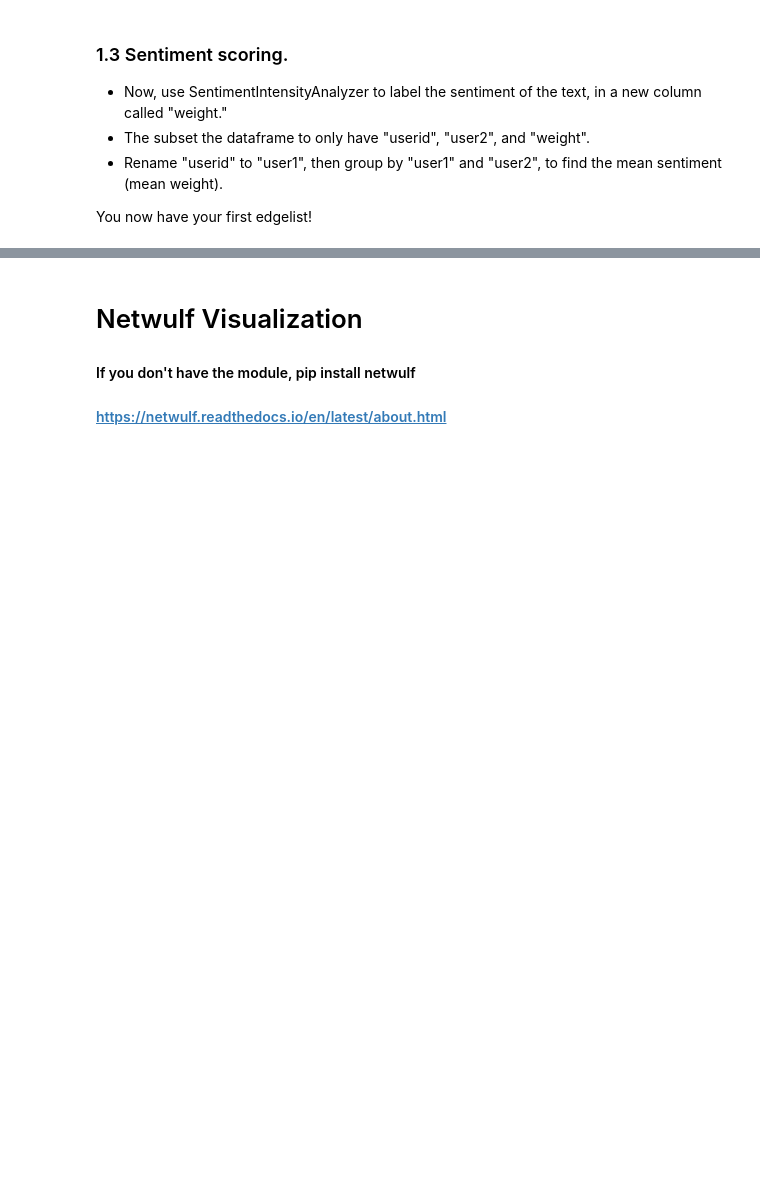
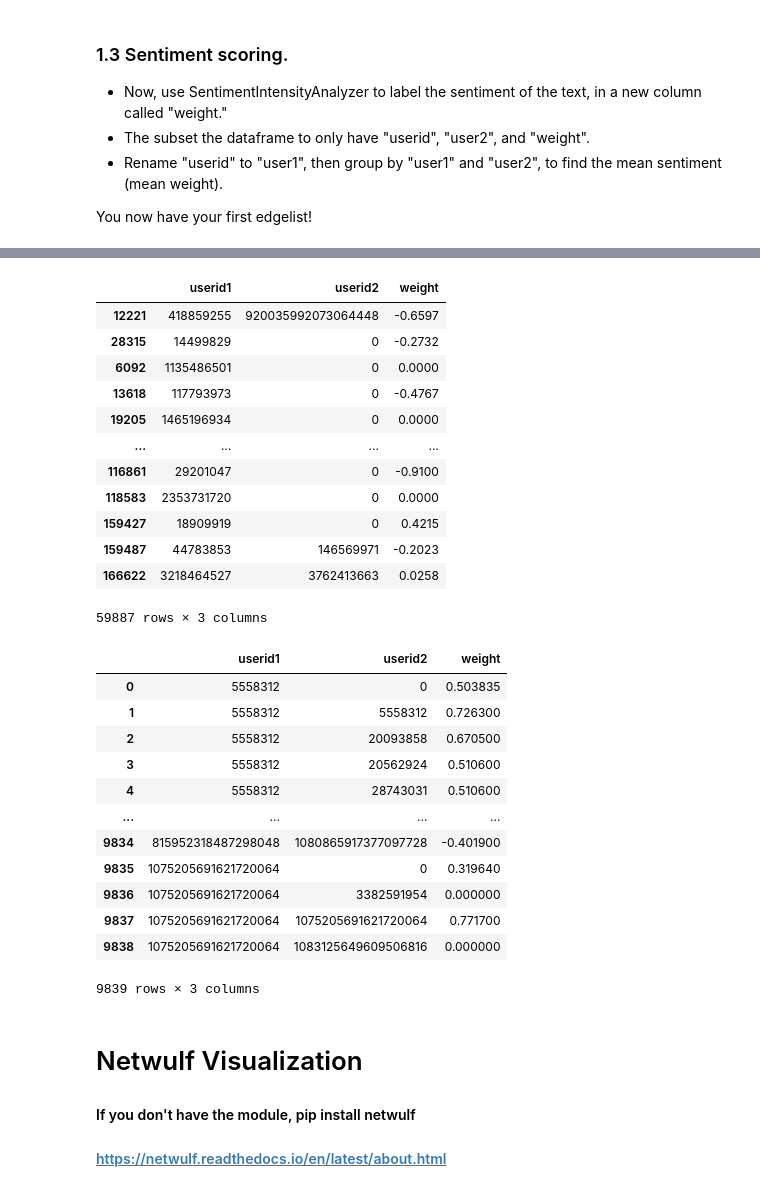
Before and after one commit to charsadelain/QSS20_S25, a Jupyter notebook: activities/07_social_network_analysis-Copy1.ipynb, the cells around one changed output, grey strips where cells are left out. Cells and saved outputs as stored; diff of their text form; code cells hidden in the pictures; blank space fills up the shorter version.

```diff
--- a/activities/07_social_network_analysis-Copy1.ipynb
+++ b/activities/07_social_network_analysis-Copy1.ipynb
@@ -81,6 +96,9 @@ df[(df.tweet_type == "retweeted_tweet_without_comment") & (df.tweet_type == "quo
 ### 1.2 Create an edgelist
 # %% [markdown]
 The "userid" column shows the person that did the retweeting. Create a new column called "userid2" that denotes the user retweeted. You will need to use the columns "rt_userid" and "qtd_userid."
+# %%
+import numpy as np
+df["userid2"] = np.where(df.rt_userid.isna(),df["qtd_userid"],df["rt_userid"]).astype(np.int64)
 # %% [markdown]
 ### 1.3 Sentiment scoring.
 - Now, use SentimentIntensityAnalyzer to label the sentiment of the text, in a new column called "weight."
@@ -88,3 +106,11 @@ The "userid" column shows the person that did the retweeting. Create a new colum
 - Rename "userid" to "user1", then group by "user1" and "user2", to find the mean sentiment (mean weight).
 
 You now have your first edgelist!
+# %%
+import nltk
+nltk.download('vader_lexicon')
+sent_obj = SentimentIntensityAnalyzer()
+
+df["weight"] = df["text"].apply(lambda x: sent_obj.polarity_scores(x)["compound"])
+
+df_subset = df[["userid", "userid2", "weight"]]
@@ -91,3 +122,36 @@ You now have your first edgelist!
+# %%
+df_subset = df_subset.rename(columns = {"userid":"userid1"})
+
+df_subset
+df_network = df_subset.groupby(["userid1","userid2"])["weight"].mean().reset_index()
+df_network
+# %% [output]
+|  | userid1 | userid2 | weight |
+| 12221 | 418859255 | 920035992073064448 | -0.6597 |
+| 28315 | 14499829 | 0 | -0.2732 |
+| 6092 | 1135486501 | 0 | 0.0000 |
+| 13618 | 117793973 | 0 | -0.4767 |
+| 19205 | 1465196934 | 0 | 0.0000 |
+| ... | ... | ... | ... |
+| 116861 | 29201047 | 0 | -0.9100 |
+| 118583 | 2353731720 | 0 | 0.0000 |
+| 159427 | 18909919 | 0 | 0.4215 |
+| 159487 | 44783853 | 146569971 | -0.2023 |
+| 166622 | 3218464527 | 3762413663 | 0.0258 |
+59887 rows × 3 columns
+|  | userid1 | userid2 | weight |
+| 0 | 5558312 | 0 | 0.503835 |
+| 1 | 5558312 | 5558312 | 0.726300 |
+| 2 | 5558312 | 20093858 | 0.670500 |
+| 3 | 5558312 | 20562924 | 0.510600 |
+| 4 | 5558312 | 28743031 | 0.510600 |
+| ... | ... | ... | ... |
+| 9834 | 815952318487298048 | 1080865917377097728 | -0.401900 |
+| 9835 | 1075205691621720064 | 0 | 0.319640 |
+| 9836 | 1075205691621720064 | 3382591954 | 0.000000 |
+| 9837 | 1075205691621720064 | 1075205691621720064 | 0.771700 |
+| 9838 | 1075205691621720064 | 1083125649609506816 | 0.000000 |
+9839 rows × 3 columns
 # %% [markdown]
 # Netwulf Visualization
 #### If you don't have the module, pip install netwulf
```
Also changed, not shown: parts of 11 cells of this notebook.
